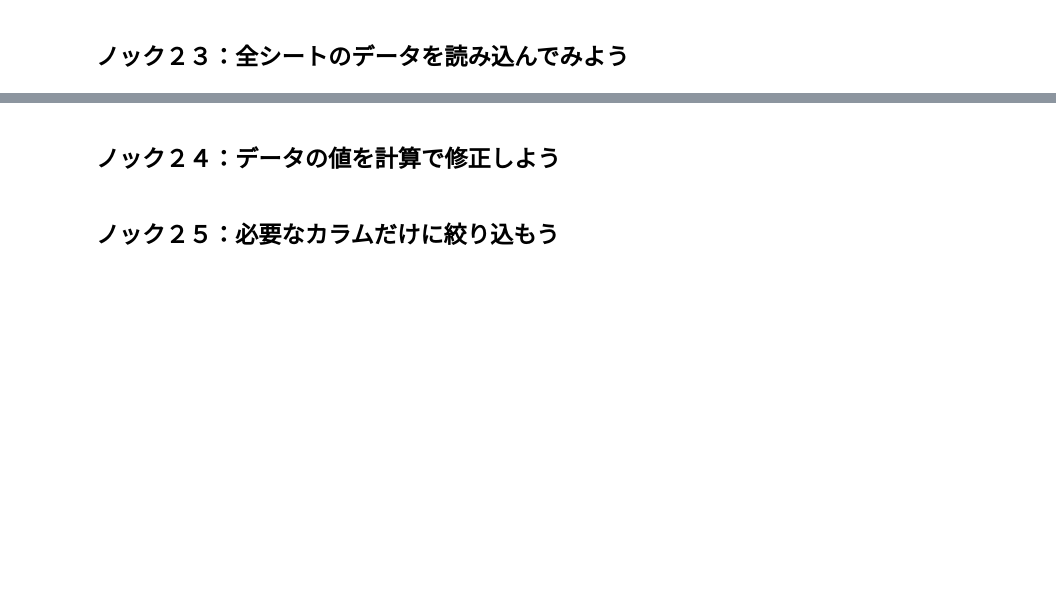
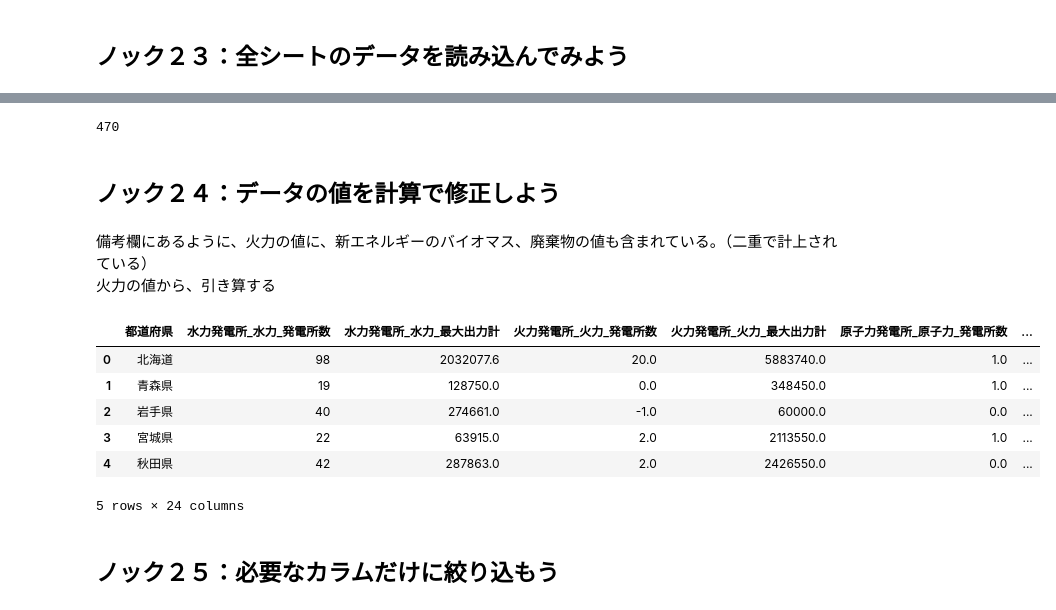
Before and after one commit to ayakamori0702/100knock-process-visualization, a Jupyter notebook: chapter-2/src/2章.ipynb, the cells around one changed output, grey strips where cells are left out. Cells and saved outputs as stored; diff of their text form; code cells hidden in the pictures; blank space fills up the shorter version.

```diff
--- a/chapter-2/src/2章.ipynb
+++ b/chapter-2/src/2章.ipynb
@@ -169,3 +176,7 @@ data.head()
 5 rows × 23 columns
 # %% [markdown]
 ## ノック２３：全シートのデータを読み込んでみよう
+# %%
+xl = pd.ExcelFile('data/1-2-2020.xlsx')
+sheets = xl.sheet_names  # シート名をリストで取得
+sheets
@@ -171,0 +196,5 @@ data.head()
+# %%
+data = xl.parse(sheets[0],  skiprows=4, header=None)  # parse：シートの読み込み
+data.drop(data.tail(4).index, inplace=True)
+data.columns = cols
+data.head()
@@ -171,0 +211,9 @@ data.head()
+# %%
+datas = []  # pandasのデータフレームを、リストに追加していく
+for sheet in sheets:
+    data = xl.parse(sheet, skiprows=4, header=None)
+    data.drop(data.tail(4).index, inplace=True)
+    data.columns = cols
+    data['年月'] = sheet
+    datas.append(data)
+datas
@@ -171,0 +240,3 @@ data.head()
+# %%
+datas = pd.concat(datas, ignore_index=True)  # ignore_index=True インデックスを振り直してくれる
+datas.head()
@@ -172,4 +251,23 @@ data.head()
+# %%
+len(datas)
+# %% [output]
+470
 # %% [markdown]
 ## ノック２４：データの値を計算で修正しよう
+# %% [markdown]
+備考欄にあるように、火力の値に、新エネルギーのバイオマス、廃棄物の値も含まれている。（二重で計上されている）
+火力の値から、引き算する
+# %%
+datas['火力発電所_火力_発電所数'] = datas['火力発電所_火力_発電所数'] - datas['新エネルギー等発電所_バイオマス_発電所数'] - datas['新エネルギー等発電所_廃棄物_発電所数']
+datas['火力発電所_火力_最大出力計'] = datas['火力発電所_火力_最大出力計'] - datas['新エネルギー等発電所_バイオマス_最大出力計'] - datas['新エネルギー等発電所_廃棄物_最大出力計']
+datas.head()
+# %% [output]
+|  | 都道府県 | 水力発電所_水力_発電所数 | 水力発電所_水力_最大出力計 | 火力発電所_火力_発電所数 | 火力発電所_火力_最大出力計 | 原子力発電所_原子力_発電所数 | ... |
+| 0 | 北海道 | 98 | 2032077.6 | 20.0 | 5883740.0 | 1.0 | ... |
+| 1 | 青森県 | 19 | 128750.0 | 0.0 | 348450.0 | 1.0 | ... |
+| 2 | 岩手県 | 40 | 274661.0 | -1.0 | 60000.0 | 0.0 | ... |
+| 3 | 宮城県 | 22 | 63915.0 | 2.0 | 2113550.0 | 1.0 | ... |
+| 4 | 秋田県 | 42 | 287863.0 | 2.0 | 2426550.0 | 0.0 | ... |
+5 rows × 24 columns
 # %% [markdown]
 ## ノック２５：必要なカラムだけに絞り込もう
```
Also changed, not shown: parts of 18 cells of this notebook, 1 other file.
